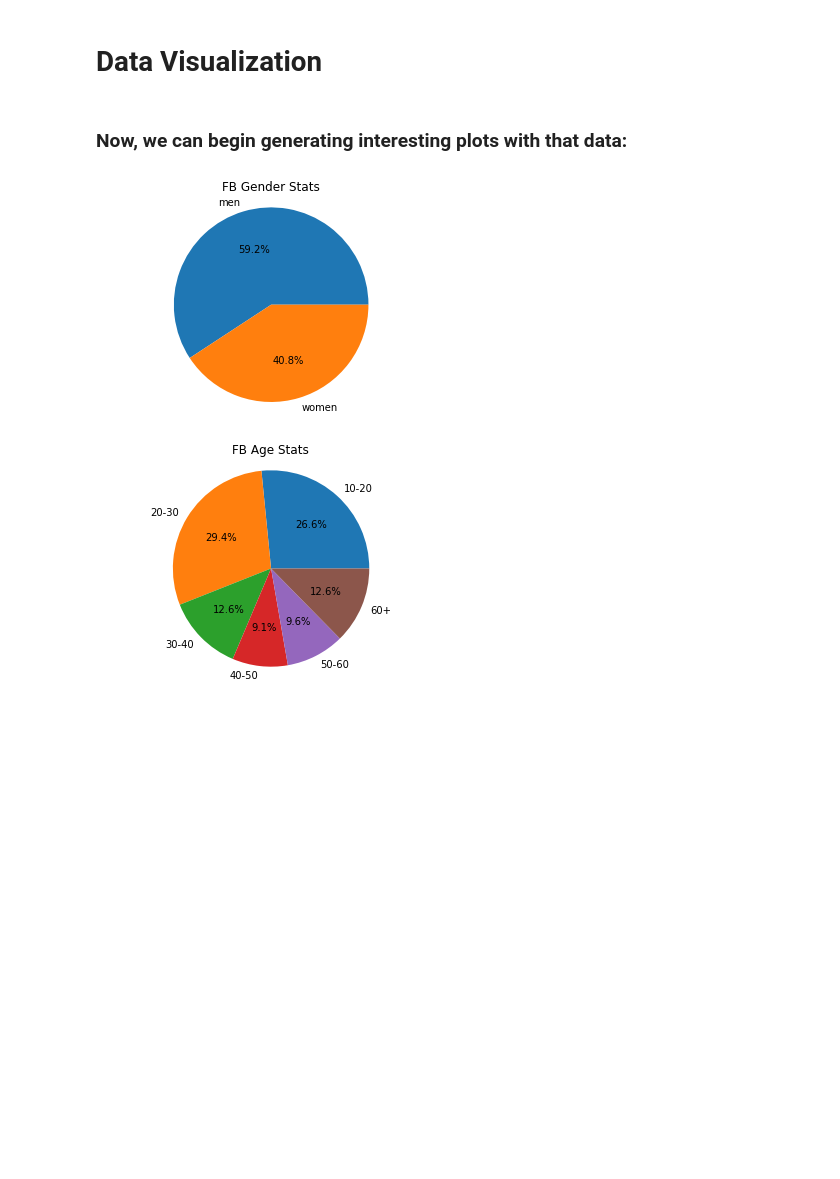
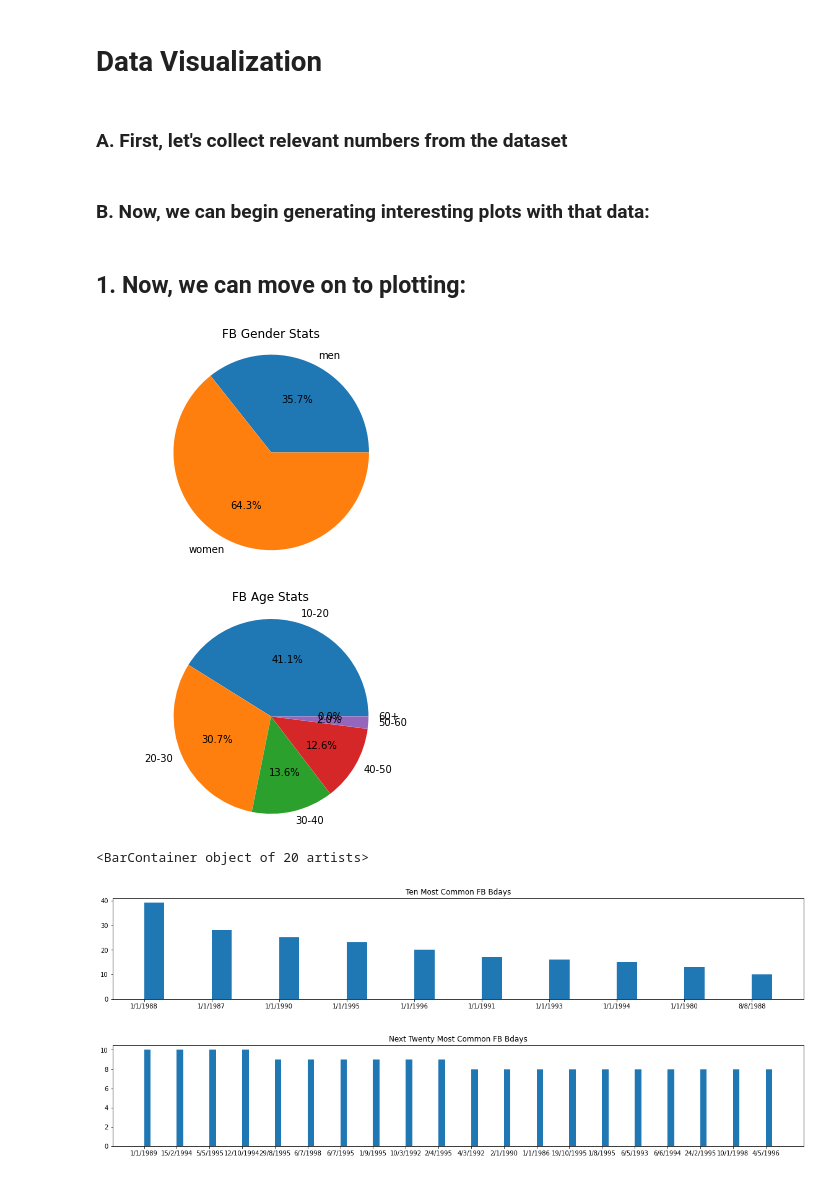
Before and after one commit to masonrware/cosi-103a-repo, a Jupyter notebook: CPA1/socialmediademographics.ipynb, the cells around one changed output. Saved outputs shown, nothing was run; the diff lists cells and outputs as text; code cells hidden in the pictures; blank space fills up the shorter version.

```diff
--- a/CPA1/socialmediademographics.ipynb
+++ b/CPA1/socialmediademographics.ipynb
@@ -16,5 +16,19 @@ Most Common Date Of Birth?
 # %%
 import csv
+import pandas as pd
+
 input_file = csv.DictReader(open("cpa1_data/facebook_data.csv", "r", encoding='UTF-8'))
 
-cleaned_user_data = [user for user in (user_image for user_image in input_file) if int(user['age'])<100]
+#get only highly active accounts
+cleaned_user_data = [user for user in (user_image for user_image in input_file)
+                    if int(user['dob_year'])>1960 and
+                    int(user['friend_count'])>10 and
+                    int(user['friendships_initiated'])>10 and
+                    int(user['tenure'])>50 and
+                    int(user['likes'])>100 and
+                    (user['gender']=='male' or user['gender']=='female')]
+
+#create a pandas dataframe
+df = pd.DataFrame(cleaned_user_data)
+#describe the dataframe
+df.describe()
@@ -23,4 +54,5 @@ cleaned_user_data = [user for user in (user_image for user_image in input_file)
 # %%
+from collections import Counter
 import matplotlib.pyplot as plt
 
 male_users = [user for user in cleaned_user_data if user['gender'] == 'male']
@@ -44,30 +76,58 @@ thirty_to_forty_users_count = len(thirty_to_forty_users)
 forty_to_fifty_users_count = len(forty_to_fifty_users)
 fifty_to_sixty_users_count = len(fifty_to_sixty_users)
 sixty_plus_users_count = len(sixty_plus_users)
+
+dates_of_birth = ['{}/{}/{}'.format(user['dob_day'], user['dob_month'], user['dob_year']) for user in cleaned_user_data]
 # %% [markdown]
 # Data Visualization
+# %% [markdown]
+### A. First, let's collect relevant numbers from the dataset
 # %% [markdown]
-### Now, we can begin generating interesting plots with that data:
+### B. Now, we can begin generating interesting plots with that data:
+# %% [markdown]
+## 1. Now, we can move on to plotting:
 # %%
 import matplotlib.pyplot as plt
 
 gender_data = [((male_user_count/user_count)*100), ((female_user_count/user_count)*100)]
 age_data = [((ten_to_twenty_users_count/user_count)*100), ((twenty_to_thirty_users_count/user_count)*100), ((thirty_to_forty_users_count/user_count)*100),
             ((forty_to_fifty_users_count/user_count)*100), ((fifty_to_sixty_users_count/user_count)*100), ((sixty_plus_users_count/user_count)*100)]
 
 ##gender plot
 gender_labels = 'men','women'
 plt.pie(gender_data,labels=gender_labels,autopct='%1.1f%%')
 plt.title('FB Gender Stats')
 plt.axis('equal')
 plt.show()
 
 ##age plot
 age_labels = '10-20','20-30','30-40','40-50','50-60','60+'
 plt.pie(age_data,labels=age_labels,autopct='%1.1f%%')
 plt.title('FB Age Stats')
 plt.axis('equal')
 plt.show()
+
+##common date of birth
+top_ten_dates_counts = (Counter(dates_of_birth).most_common(10))
+next_twenty_dates_counts = (Counter(dates_of_birth).most_common(30))[10:31]
+
+
+top_ten_x = [date_count_tuple[0] for date_count_tuple in top_ten_dates_counts]
+top_ten_y = [date_count_tuple[1] for date_count_tuple in top_ten_dates_counts]
+
+top_twenty_x = [date_count_tuple[0] for date_count_tuple in next_twenty_dates_counts]
+top_twenty_y = [date_count_tuple[1] for date_count_tuple in next_twenty_dates_counts]
+
+plt.figure(figsize=(20, 3))
+plt.title('Ten Most Common FB Bdays')
+plt.bar(top_ten_x, top_ten_y, align='edge', width=0.3)
+
+plt.figure(figsize=(20, 3))
+plt.title('Next Twenty Most Common FB Bdays')
+plt.bar(top_twenty_x, top_twenty_y, align='edge', width=0.2)
 # %% [output]
-[figure, old version]
+[figure, new version]
-[figure, old version]
+[figure, new version]
+<BarContainer object of 20 artists>
+[figure, added]
+[figure, added]
```
Also changed, not shown: parts of 7 cells of this notebook, 2 other files.
